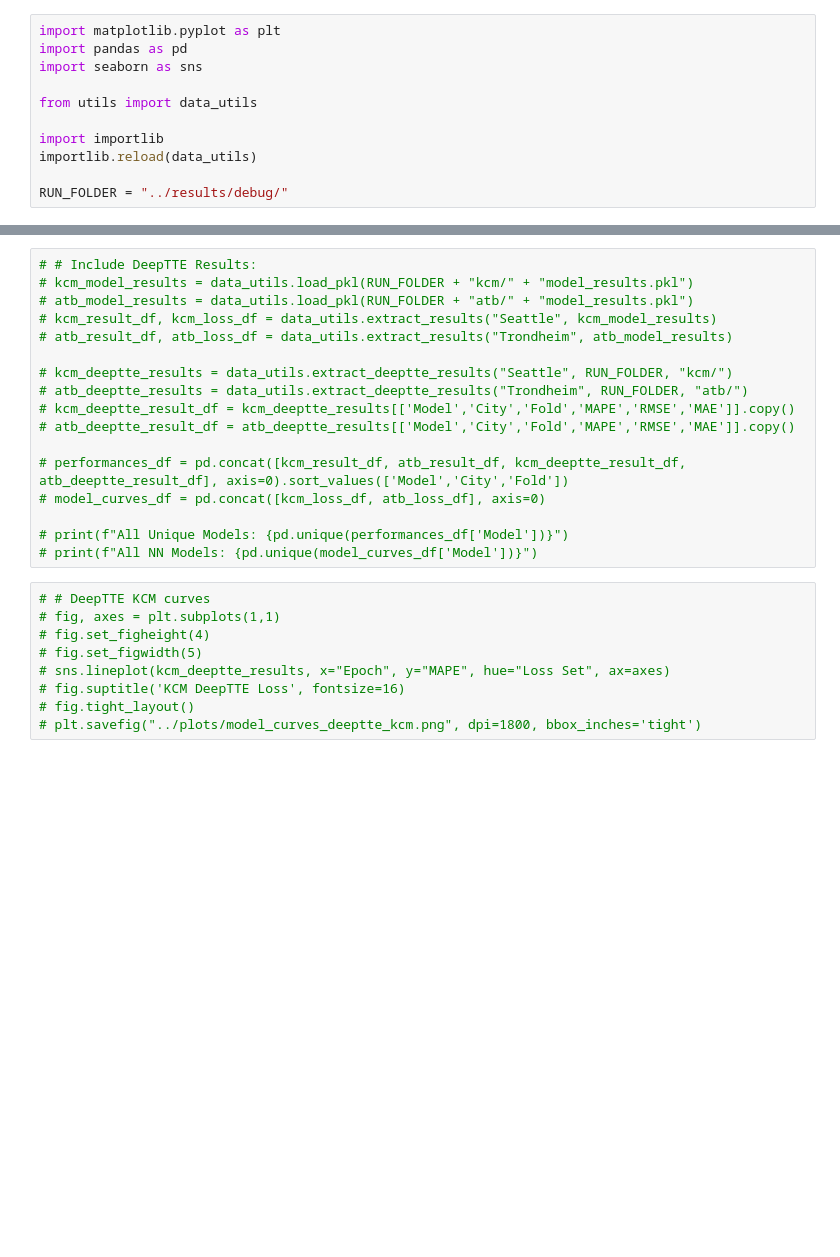
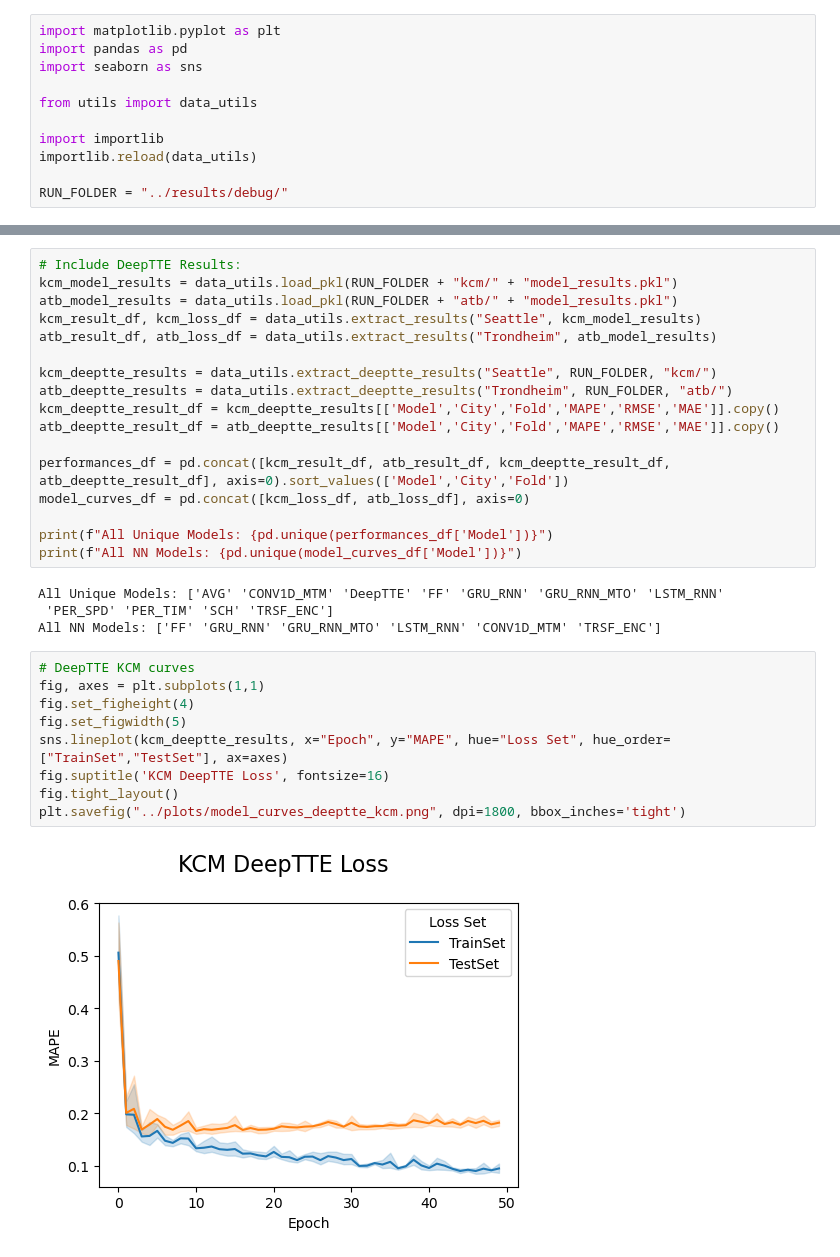
Before and after one commit to zackAemmer/generalizable_travel_times, a Jupyter notebook: src/explore_results.ipynb, the cells around one changed output, grey strips where cells are left out. Saved outputs shown, nothing was run; the diff lists cells and outputs as text; blank space fills up the shorter version.

```diff
--- a/src/explore_results.ipynb
+++ b/src/explore_results.ipynb
@@ -24,27 +24,33 @@ print(f"All NN Models: {pd.unique(model_curves_df['Model'])}")
 # %%
-# # Include DeepTTE Results:
-# kcm_model_results = data_utils.load_pkl(RUN_FOLDER + "kcm/" + "model_results.pkl")
-# atb_model_results = data_utils.load_pkl(RUN_FOLDER + "atb/" + "model_results.pkl")
-# kcm_result_df, kcm_loss_df = data_utils.extract_results("Seattle", kcm_model_results)
-# atb_result_df, atb_loss_df = data_utils.extract_results("Trondheim", atb_model_results)
+# Include DeepTTE Results:
+kcm_model_results = data_utils.load_pkl(RUN_FOLDER + "kcm/" + "model_results.pkl")
+atb_model_results = data_utils.load_pkl(RUN_FOLDER + "atb/" + "model_results.pkl")
+kcm_result_df, kcm_loss_df = data_utils.extract_results("Seattle", kcm_model_results)
+atb_result_df, atb_loss_df = data_utils.extract_results("Trondheim", atb_model_results)
 
-# kcm_deeptte_results = data_utils.extract_deeptte_results("Seattle", RUN_FOLDER, "kcm/")
-# atb_deeptte_results = data_utils.extract_deeptte_results("Trondheim", RUN_FOLDER, "atb/")
-# kcm_deeptte_result_df = kcm_deeptte_results[['Model','City','Fold','MAPE','RMSE','MAE']].copy()
-# atb_deeptte_result_df = atb_deeptte_results[['Model','City','Fold','MAPE','RMSE','MAE']].copy()
+kcm_deeptte_results = data_utils.extract_deeptte_results("Seattle", RUN_FOLDER, "kcm/")
+atb_deeptte_results = data_utils.extract_deeptte_results("Trondheim", RUN_FOLDER, "atb/")
+kcm_deeptte_result_df = kcm_deeptte_results[['Model','City','Fold','MAPE','RMSE','MAE']].copy()
+atb_deeptte_result_df = atb_deeptte_results[['Model','City','Fold','MAPE','RMSE','MAE']].copy()
 
-# performances_df = pd.concat([kcm_result_df, atb_result_df, kcm_deeptte_result_df, atb_deeptte_result_df], axis=0).sort_values(['Model','City','Fold'])
-# model_curves_df = pd.concat([kcm_loss_df, atb_loss_df], axis=0)
+performances_df = pd.concat([kcm_result_df, atb_result_df, kcm_deeptte_result_df, atb_deeptte_result_df], axis=0).sort_values(['Model','City','Fold'])
+model_curves_df = pd.concat([kcm_loss_df, atb_loss_df], axis=0)
 
-# print(f"All Unique Models: {pd.unique(performances_df['Model'])}")
-# print(f"All NN Models: {pd.unique(model_curves_df['Model'])}")
+print(f"All Unique Models: {pd.unique(performances_df['Model'])}")
+print(f"All NN Models: {pd.unique(model_curves_df['Model'])}")
+# %% [output]
+All Unique Models: ['AVG' 'CONV1D_MTM' 'DeepTTE' 'FF' 'GRU_RNN' 'GRU_RNN_MTO' 'LSTM_RNN'
+ 'PER_SPD' 'PER_TIM' 'SCH' 'TRSF_ENC']
+All NN Models: ['FF' 'GRU_RNN' 'GRU_RNN_MTO' 'LSTM_RNN' 'CONV1D_MTM' 'TRSF_ENC']
 # %%
-# # DeepTTE KCM curves
-# fig, axes = plt.subplots(1,1)
-# fig.set_figheight(4)
-# fig.set_figwidth(5)
-# sns.lineplot(kcm_deeptte_results, x="Epoch", y="MAPE", hue="Loss Set", ax=axes)
-# fig.suptitle('KCM DeepTTE Loss', fontsize=16)
-# fig.tight_layout()
-# plt.savefig("../plots/model_curves_deeptte_kcm.png", dpi=1800, bbox_inches='tight')
+# DeepTTE KCM curves
+fig, axes = plt.subplots(1,1)
+fig.set_figheight(4)
+fig.set_figwidth(5)
+sns.lineplot(kcm_deeptte_results, x="Epoch", y="MAPE", hue="Loss Set", hue_order=["TrainSet","TestSet"], ax=axes)
+fig.suptitle('KCM DeepTTE Loss', fontsize=16)
+fig.tight_layout()
+plt.savefig("../plots/model_curves_deeptte_kcm.png", dpi=1800, bbox_inches='tight')
+# %% [output]
+[figure, added]
 # %%
```
Also changed, not shown: parts of 6 cells of this notebook, 5 other files.
